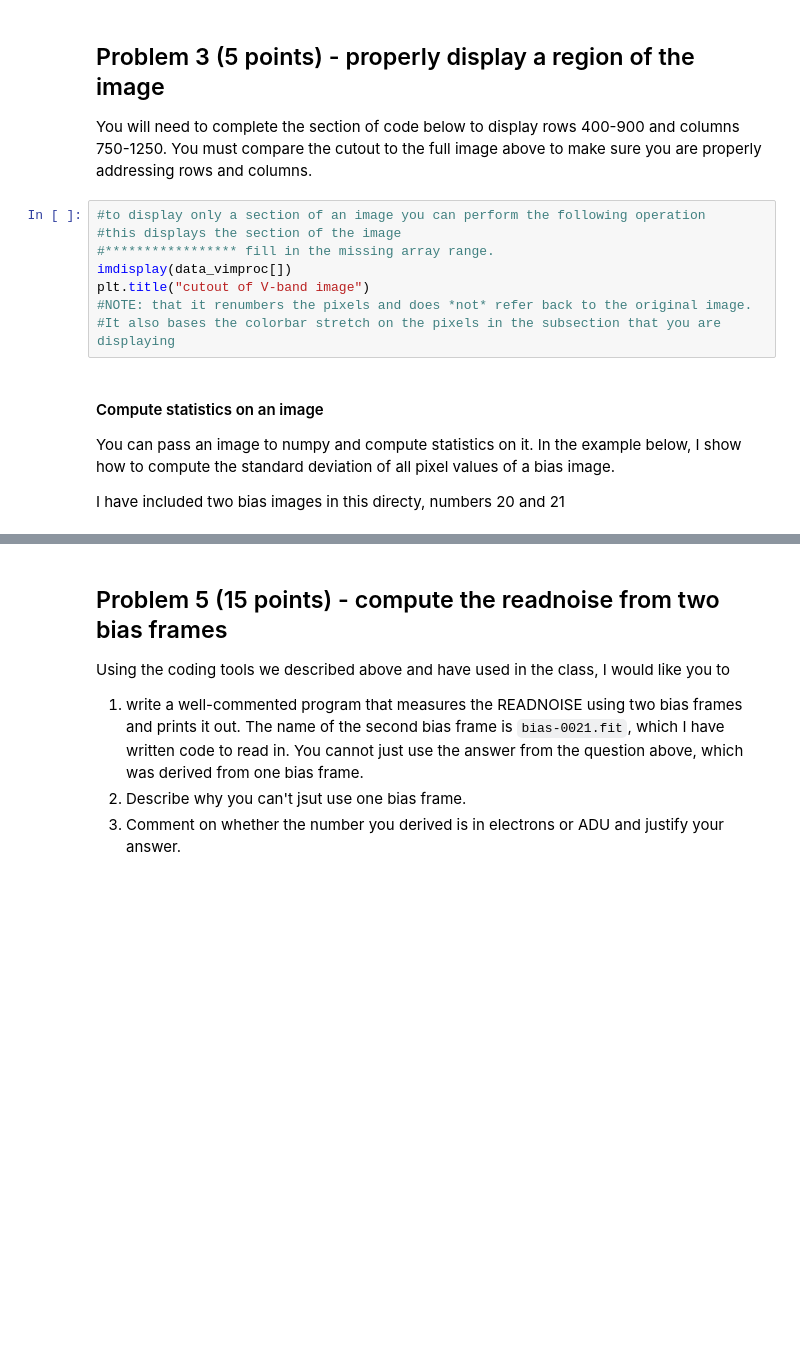
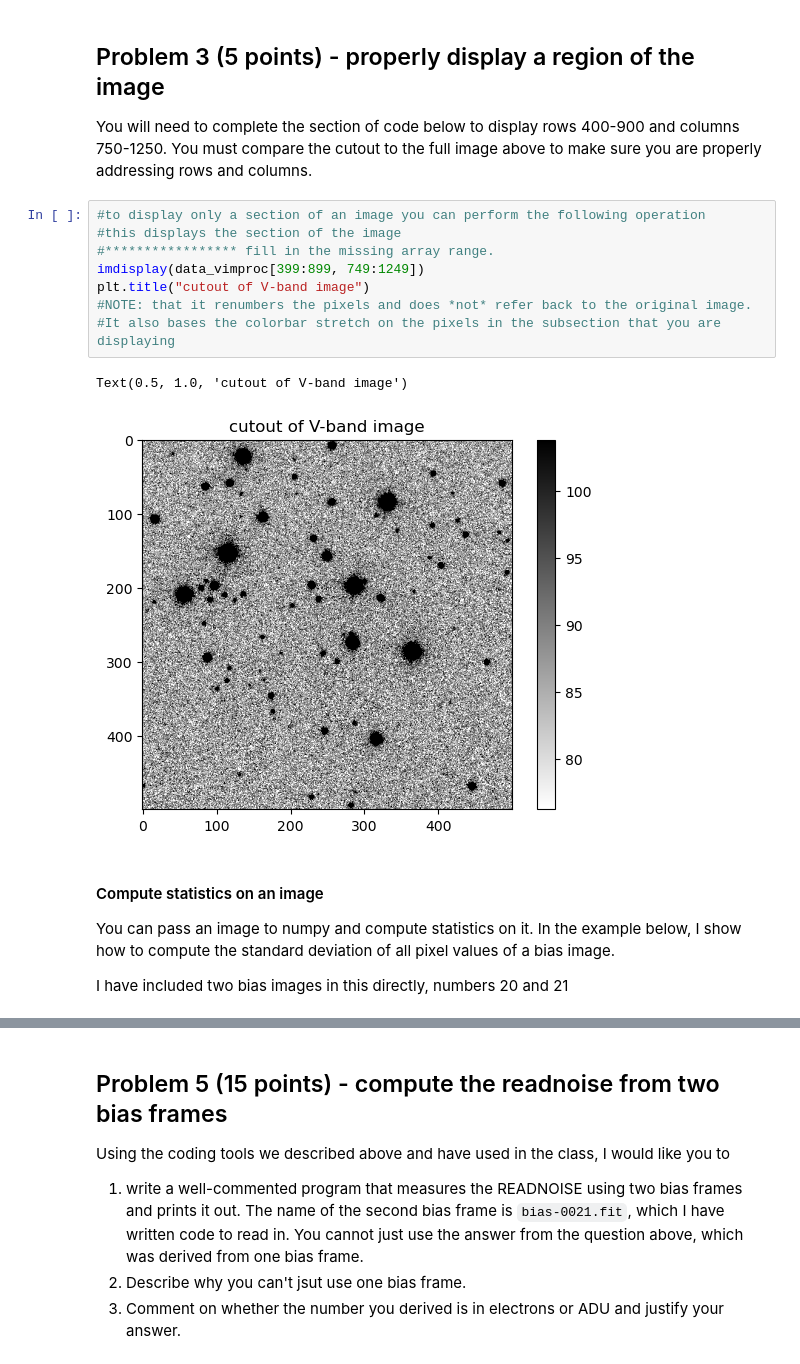
Before and after one commit to OZafuta/Reductionproject_student, a Jupyter notebook: characterize_CCD_student.ipynb, the cells around one changed output, grey strips where cells are left out. Drawn from its saved outputs; the diff is of its cells as text; blank space fills up the shorter version.

```diff
--- a/characterize_CCD_student.ipynb
+++ b/characterize_CCD_student.ipynb
@@ -119,16 +119,19 @@ You will need to complete the section of code below to display rows 400-900 and
 # %%
 #to display only a section of an image you can perform the following operation
 #this displays the section of the image
 #***************** fill in the missing array range.
-imdisplay(data_vimproc[])
+imdisplay(data_vimproc[399:899, 749:1249])
 plt.title("cutout of V-band image")
 #NOTE: that it renumbers the pixels and does *not* refer back to the original image.
 #It also bases the colorbar stretch on the pixels in the subsection that you are displaying
+# %% [output]
+Text(0.5, 1.0, 'cutout of V-band image')
+[figure, added]
 # %% [markdown]
 #### Compute statistics on an image
 You can pass an image to numpy and compute statistics on it.  In the example below, I show how to compute the standard deviation of all pixel values of a bias image.
 
-I have included two bias images in this directy, numbers 20 and 21
+I have included two bias images in this directly, numbers 20 and 21
 # %%
 #first read in a bias image
 plt.figure()
```
Also changed, not shown: parts of 7 cells of this notebook.
